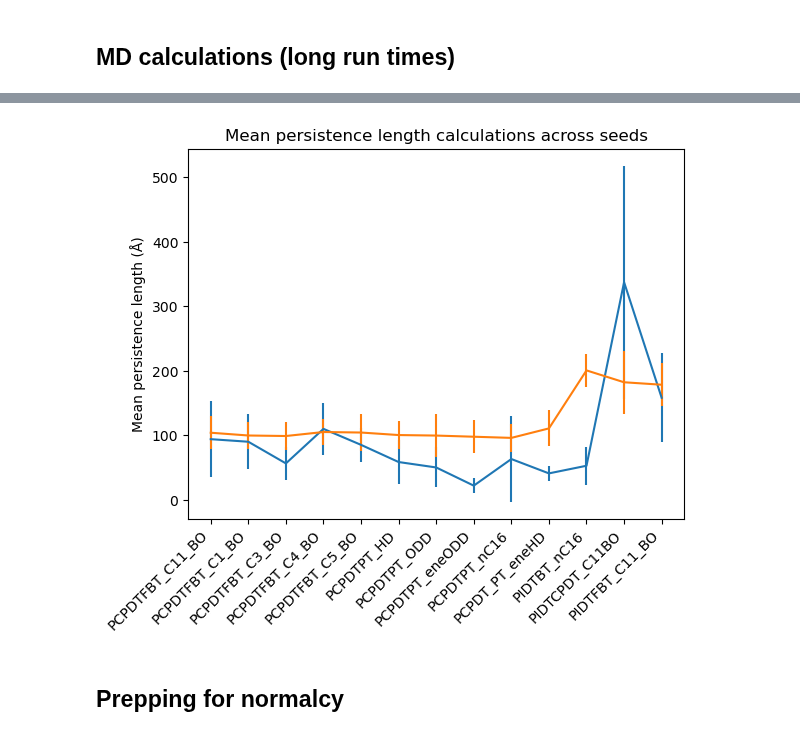
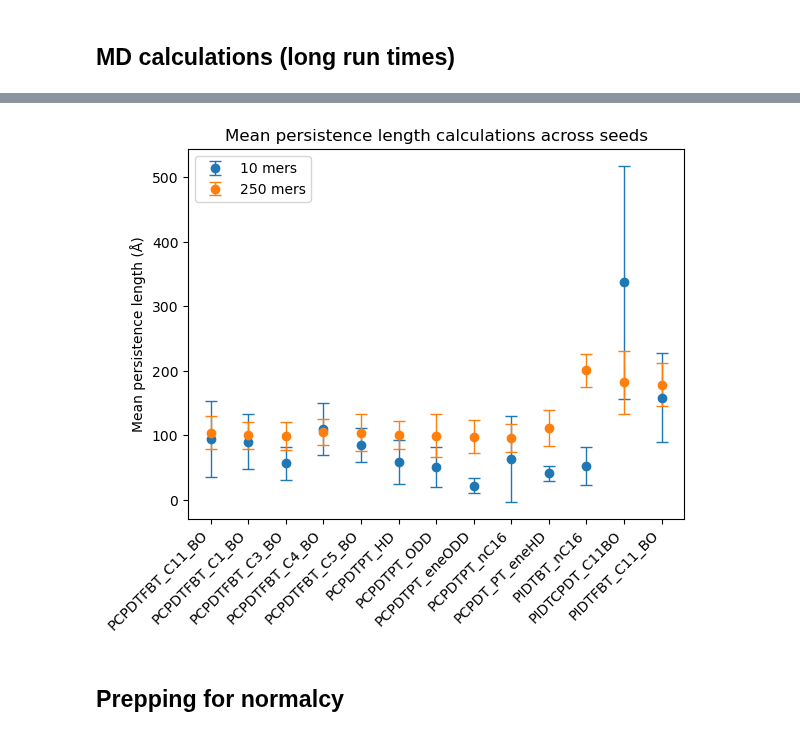
Before and after one commit to cmelab/pl-validation, a Jupyter notebook: data_analysis.ipynb, the cells around one changed output, grey strips where cells are left out. Cells and saved outputs as stored; diff of their text form; code cells hidden in the pictures.

```diff
--- a/data_analysis.ipynb
+++ b/data_analysis.ipynb
@@ -215,15 +215,16 @@ print(df)
 at_1006k = [104,99.7,98.9,105.1,104.3,100.4,99.6,97.8,96,110.7,200.6,182.2,178.4]
 at_1006k_err = [26,21,22,20,28,22,34,26,22,28,26,49,33]
 # %%
-plt.errorbar(x=key_list,y=means,yerr=stdv)
+plt.errorbar(x=key_list,y=means,yerr=stdv,label="10 mers",fmt='o',linestyle='none',elinewidth=1,capsize=4)
 plt.xticks(ticks=x, labels=key_list, rotation=45, ha='right')
 plt.title("Mean persistence length calculations across seeds")
 plt.ylabel("Mean persistence length (Å)")
 # plt.savefig("stdev",bbox_inches='tight', dpi=600)
-plt.errorbar(x=key_list,y=at_1006k,yerr=at_1006k_err)
+plt.errorbar(x=key_list,y=at_1006k,yerr=at_1006k_err, label="250 mers",fmt='o',linestyle='none',elinewidth=1,capsize=4,dash_joinstyle='round')
+plt.legend(loc="upper left")
 plt.show()
 # %% [output]
-[figure, old version]
+[figure, new version]
 # %% [markdown]
 ## Prepping for normalcy
 # %%
```
Also changed, not shown: 1 other file.
